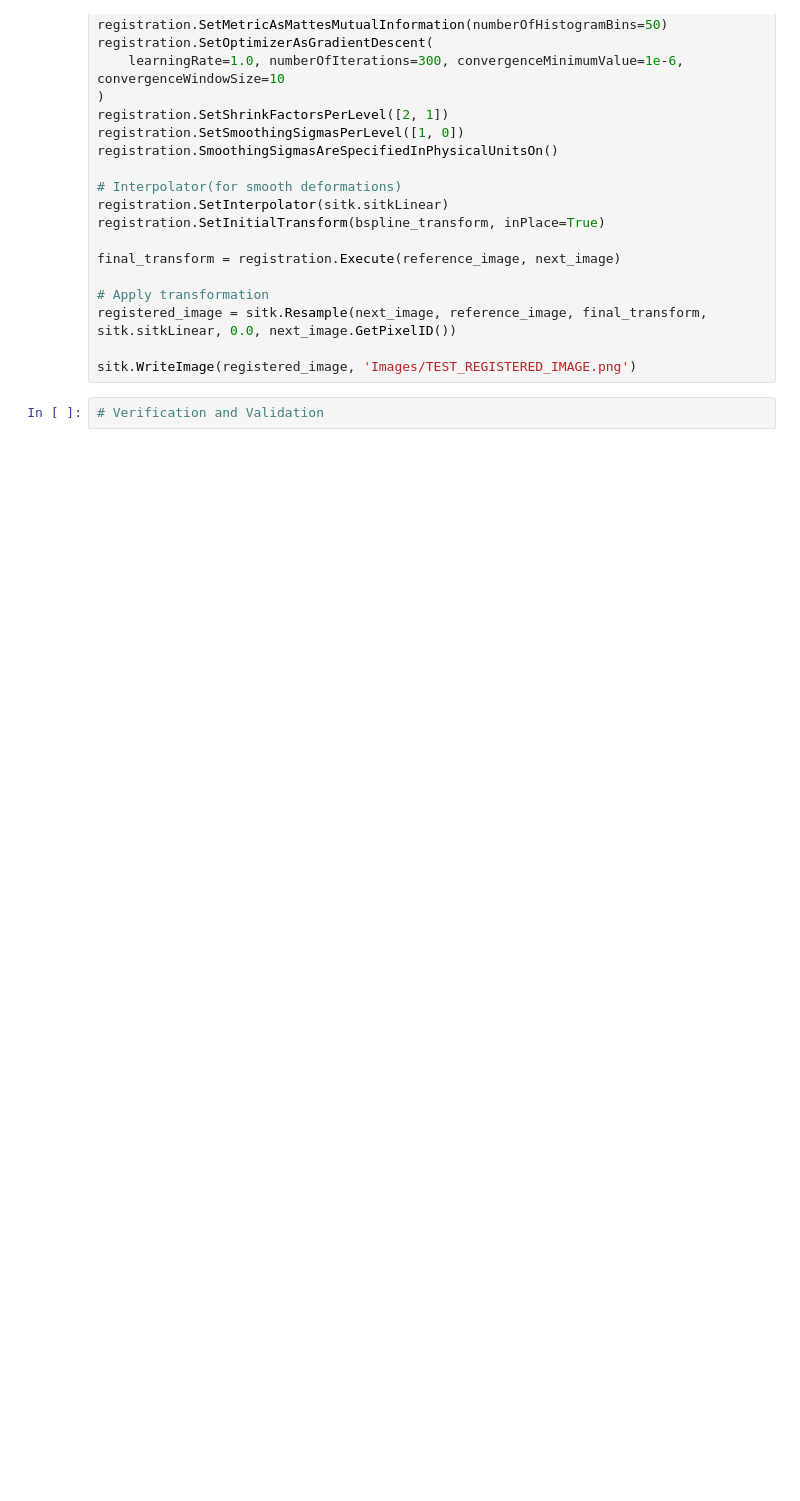
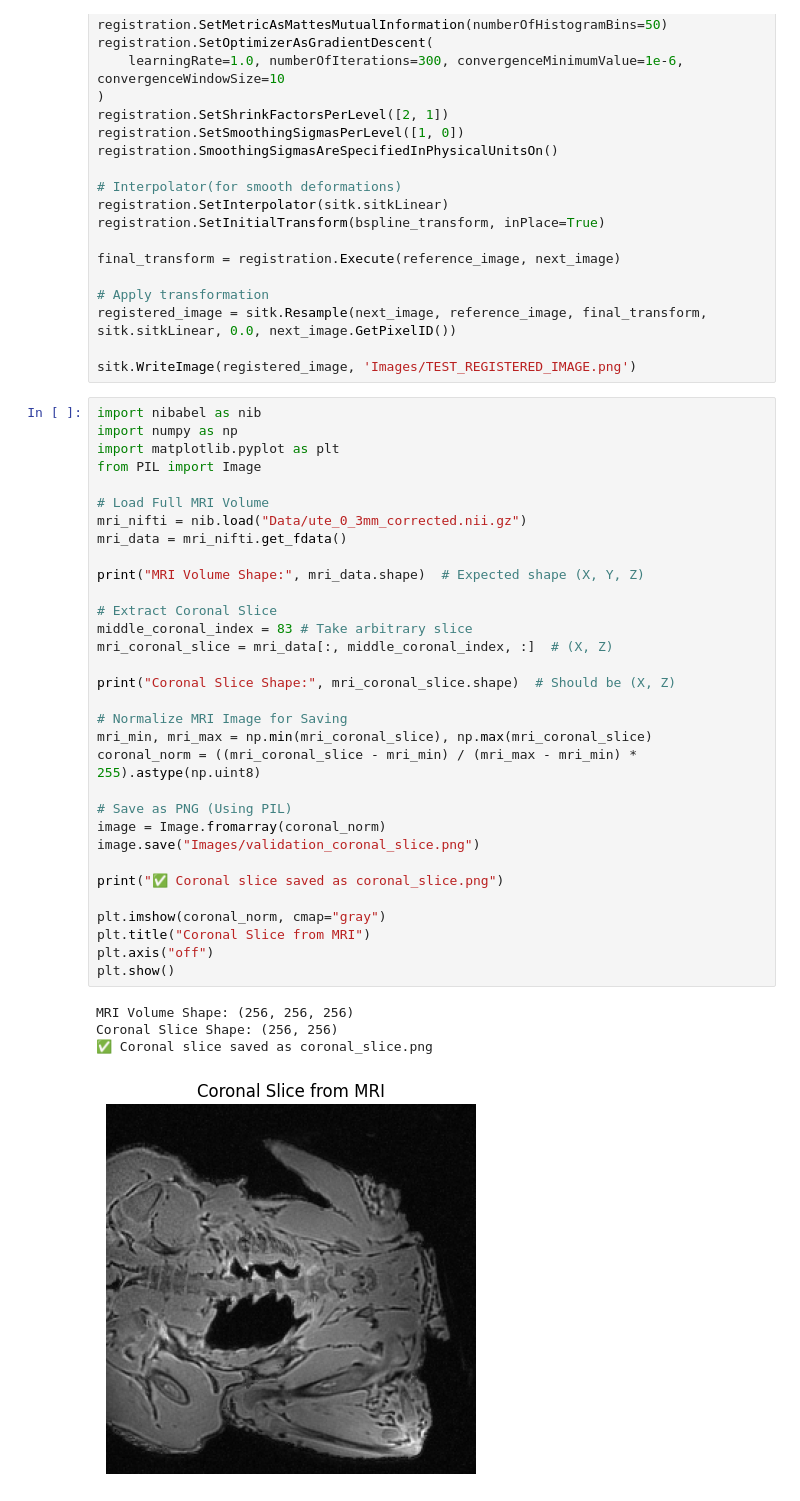
Before and after one commit to Yakuson/MRI-TO-PCT, a Jupyter notebook: Capstone Code and resources/Code/CFP.ipynb, the cells around one changed output. Cells and saved outputs as stored; diff of their text form; blank space fills up the shorter version.

```diff
--- a/Capstone Code and resources/Code/CFP.ipynb
+++ b/Capstone Code and resources/Code/CFP.ipynb
@@ -236,5 +236,40 @@ final_transform = registration.Execute(reference_image, next_image)
 registered_image = sitk.Resample(next_image, reference_image, final_transform, sitk.sitkLinear, 0.0, next_image.GetPixelID())
 
 sitk.WriteImage(registered_image, 'Images/TEST_REGISTERED_IMAGE.png')
-# %%
-# Verification and Validation
+# %%
+import nibabel as nib
+import numpy as np
+import matplotlib.pyplot as plt
+from PIL import Image
+
+# Load Full MRI Volume
+mri_nifti = nib.load("Data/ute_0_3mm_corrected.nii.gz")
+mri_data = mri_nifti.get_fdata()
+
+print("MRI Volume Shape:", mri_data.shape)  # Expected shape (X, Y, Z)
+
+# Extract Coronal Slice
+middle_coronal_index = 83 # Take arbitrary slice
+mri_coronal_slice = mri_data[:, middle_coronal_index, :]  # (X, Z)
+
+print("Coronal Slice Shape:", mri_coronal_slice.shape)  # Should be (X, Z)
+
+# Normalize MRI Image for Saving
+mri_min, mri_max = np.min(mri_coronal_slice), np.max(mri_coronal_slice)
+coronal_norm = ((mri_coronal_slice - mri_min) / (mri_max - mri_min) * 255).astype(np.uint8)
+
+# Save as PNG (Using PIL)
+image = Image.fromarray(coronal_norm)
+image.save("Images/validation_coronal_slice.png")
+
+print("✅ Coronal slice saved as coronal_slice.png")
+
+plt.imshow(coronal_norm, cmap="gray")
+plt.title("Coronal Slice from MRI")
+plt.axis("off")
+plt.show()
+# %% [output]
+MRI Volume Shape: (256, 256, 256)
+Coronal Slice Shape: (256, 256)
+✅ Coronal slice saved as coronal_slice.png
+[figure, added]
```
Also changed, not shown: parts of 2 cells of this notebook, 6 other files.
